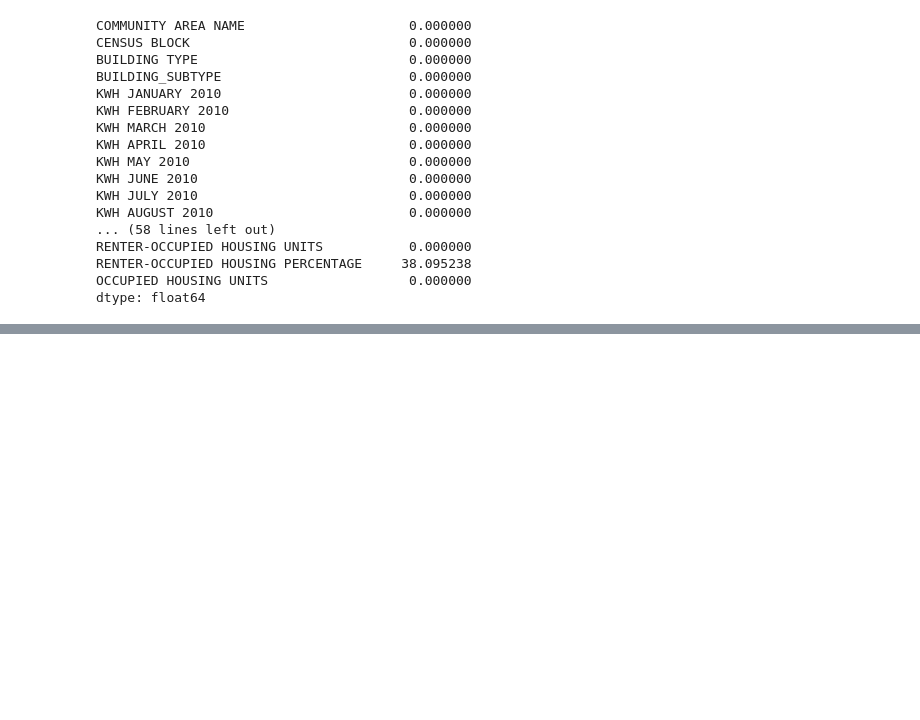
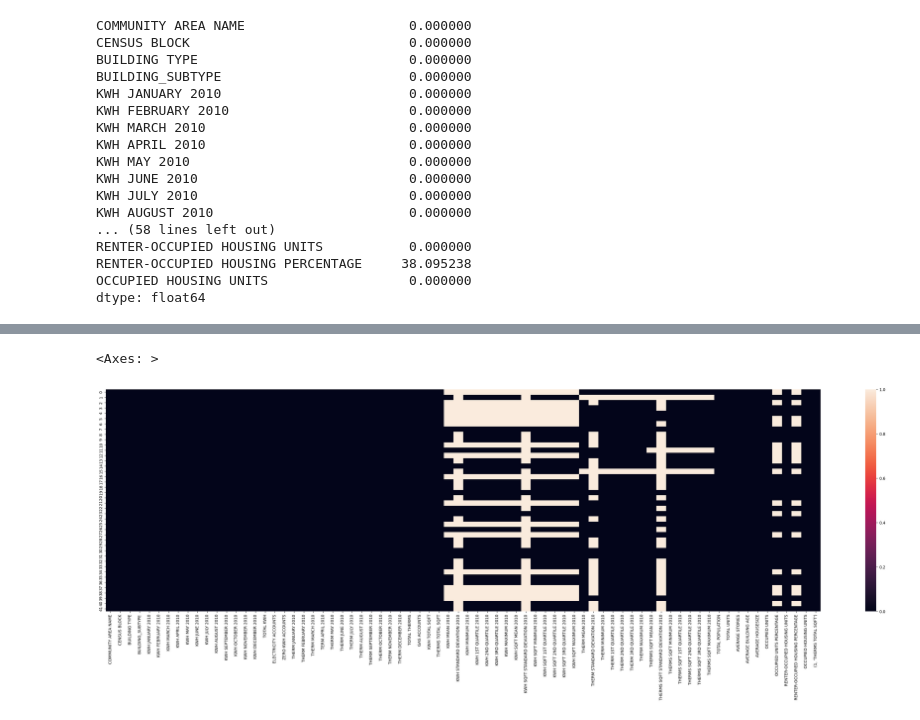
Before and after one commit to Gourav052003/Machine-Learning-Solutions-for-Predicting-Municipal-Waste-Costs-and-Sustainable-Resource-Management, a Jupyter notebook: notebook.ipynb, the cells around one changed output, grey strips where cells are left out. Drawn from its saved outputs; the diff is of its cells as text; code cells hidden in the pictures; blank space fills up the shorter version.

Commit message:
Handling missing values

```diff
--- a/notebook.ipynb
+++ b/notebook.ipynb
@@ -133,0 +169,8 @@ sns.heatmap(industrial_energy_usage_df.isnull())
+# %%
+for idx,val in enumerate(industrial_energy_usage_df["THERMS TOTAL SQFT"].values):
+
+    if np.isnan(val):
+        if industrial_energy_usage_df["TOTAL THERMS"].values[idx] == 0:
+            industrial_energy_usage_df.loc[idx,"THERMS TOTAL SQFT"] = 0
+        else:
+            industrial_energy_usage_df.loc[idx,"THERMS TOTAL SQFT"] = industrial_energy_usage_df.loc[idx,"KWH TOTAL SQFT"]
@@ -133,0 +197,6 @@ sns.heatmap(industrial_energy_usage_df.isnull())
+# %%
+plt.figure(figsize=(40,10))
+sns.heatmap(industrial_energy_usage_df.isnull())
+# %% [output]
+<Axes: >
+[figure, added]
```
Also changed, not shown: parts of 8 cells of this notebook.
